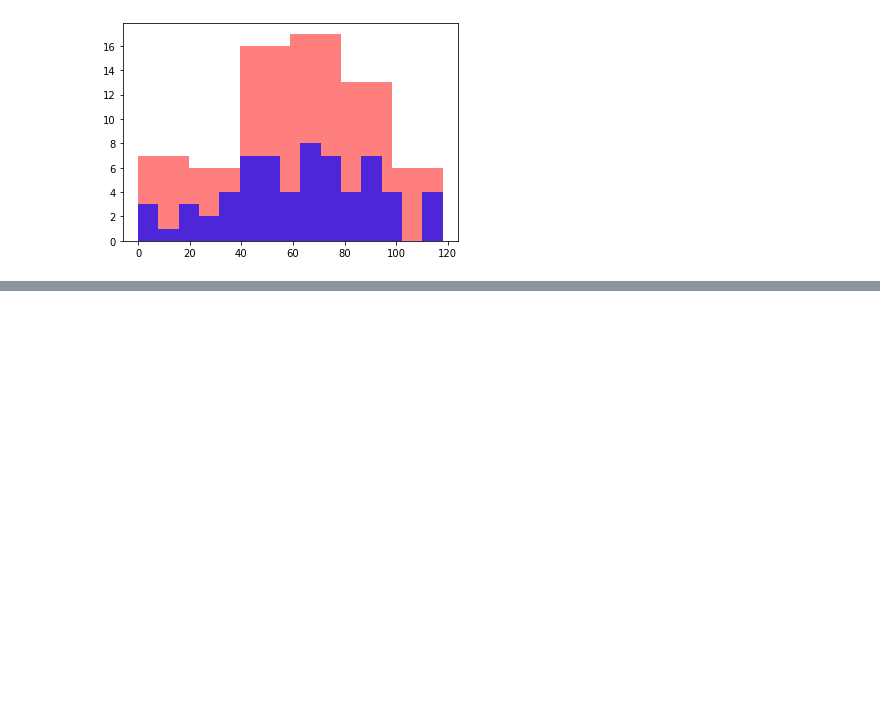
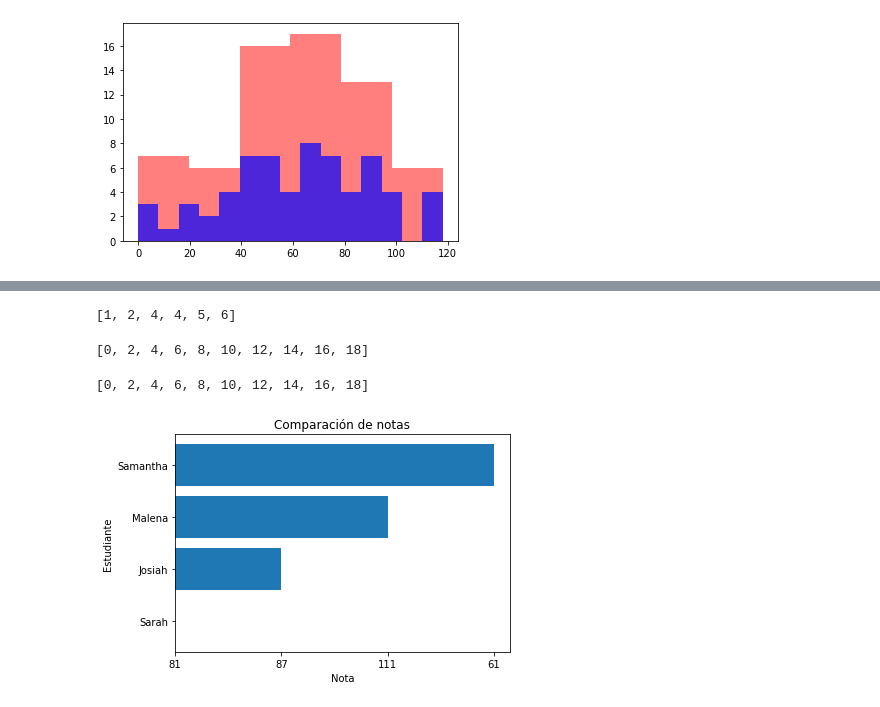
Before and after one commit to mrodriguezalas/escuela-alphacen-python, a Jupyter notebook: Day 1/day1_tutorial_part2.ipynb, the cells around one changed output, grey strips where cells are left out. Cells and saved outputs as stored; diff of their text form; code cells hidden in the pictures; blank space fills up the shorter version.

```diff
--- a/Day 1/day1_tutorial_part2.ipynb
+++ b/Day 1/day1_tutorial_part2.ipynb
@@ -242,0 +481,27 @@ The 'normed' kwarg was deprecated in Matplotlib 2.1 and will be removed in 3.1.
+# %%
+#Combinar 2 listas
+[1,2,4] + [4,5,6]
+# %% [output]
+[1, 2, 4, 4, 5, 6]
+# %%
+#rellenar una lista, utilizar la funci'on append
+empty_list = []
+for i in range(10):
+    empty_list.append(i*2)
+empty_list
+# %% [output]
+[0, 2, 4, 6, 8, 10, 12, 14, 16, 18]
+# %%
+#comprensión de listas (list comprehension)
+full_list = [i*2 for i in range(10)]
+full_list
+#basicamente se lee, cree una lista llamada full list con valores i*2 en el rango(10)
+#es basicamente un for loop comprimido
+# %% [output]
+[0, 2, 4, 6, 8, 10, 12, 14, 16, 18]
+# %%
+def compare_students():
+    #su codigo aqui
+    return
+# %% [output]
+[figure, added]
```
Also changed, not shown: parts of 55 cells of this notebook.
